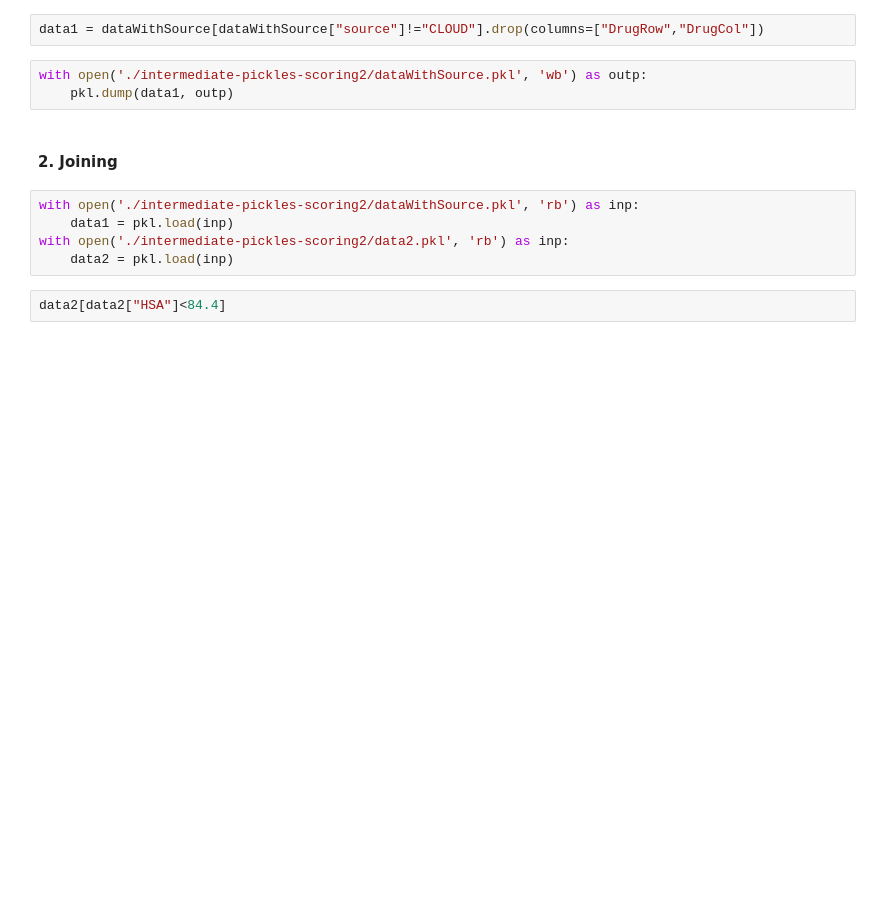
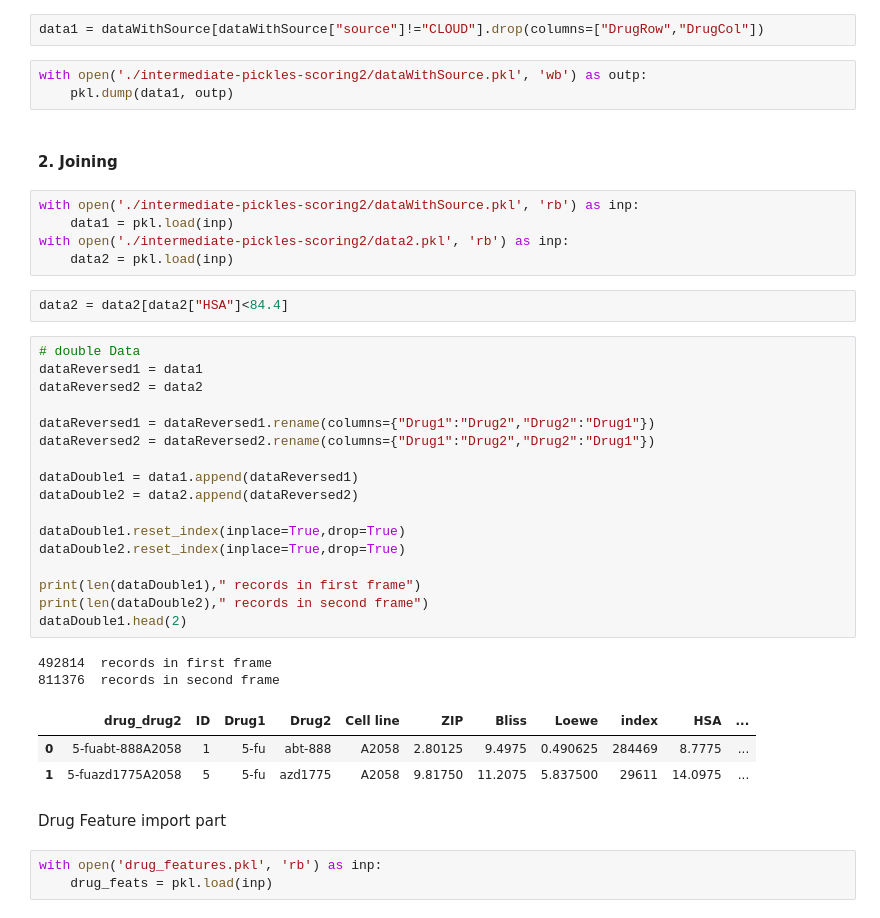
Before and after one commit to stefanhuber1510/marbleProject, a Jupyter notebook: scoring/secondScoringTest.ipynb, the cells around one changed output. Cells and saved outputs as stored; diff of their text form; blank space fills up the shorter version.

```diff
--- a/scoring/secondScoringTest.ipynb
+++ b/scoring/secondScoringTest.ipynb
@@ -231,5 +233,33 @@ with open('./intermediate-pickles-scoring2/dataWithSource.pkl', 'rb') as inp:
     data1 = pkl.load(inp)
 with open('./intermediate-pickles-scoring2/data2.pkl', 'rb') as inp:
     data2 = pkl.load(inp)
+# %%
+data2 = data2[data2["HSA"]<84.4]
+# %%
+# double Data
+dataReversed1 = data1
+dataReversed2 = data2
+
+dataReversed1 = dataReversed1.rename(columns={"Drug1":"Drug2","Drug2":"Drug1"})
+dataReversed2 = dataReversed2.rename(columns={"Drug1":"Drug2","Drug2":"Drug1"})
+
+dataDouble1 = data1.append(dataReversed1)
+dataDouble2 = data2.append(dataReversed2)
+
+dataDouble1.reset_index(inplace=True,drop=True)
+dataDouble2.reset_index(inplace=True,drop=True)
+
+print(len(dataDouble1)," records in first frame")
+print(len(dataDouble2)," records in second frame")
+dataDouble1.head(2)
+# %% [output]
+492814  records in first frame
+811376  records in second frame
+|  | drug_drug2 | ID | Drug1 | Drug2 | Cell line | ZIP | Bliss | Loewe | index | HSA | ... |
+| 0 | 5-fuabt-888A2058 | 1 | 5-fu | abt-888 | A2058 | 2.80125 | 9.4975 | 0.490625 | 284469 | 8.7775 | ... |
+| 1 | 5-fuazd1775A2058 | 5 | 5-fu | azd1775 | A2058 | 9.81750 | 11.2075 | 5.837500 | 29611 | 14.0975 | ... |
+# %% [markdown]
+Drug Feature import part
 # %%
-data2[data2["HSA"]<84.4]
+with open('drug_features.pkl', 'rb') as inp:
+    drug_feats = pkl.load(inp)
```
Also changed, not shown: parts of 21 cells of this notebook, 1 other file.
